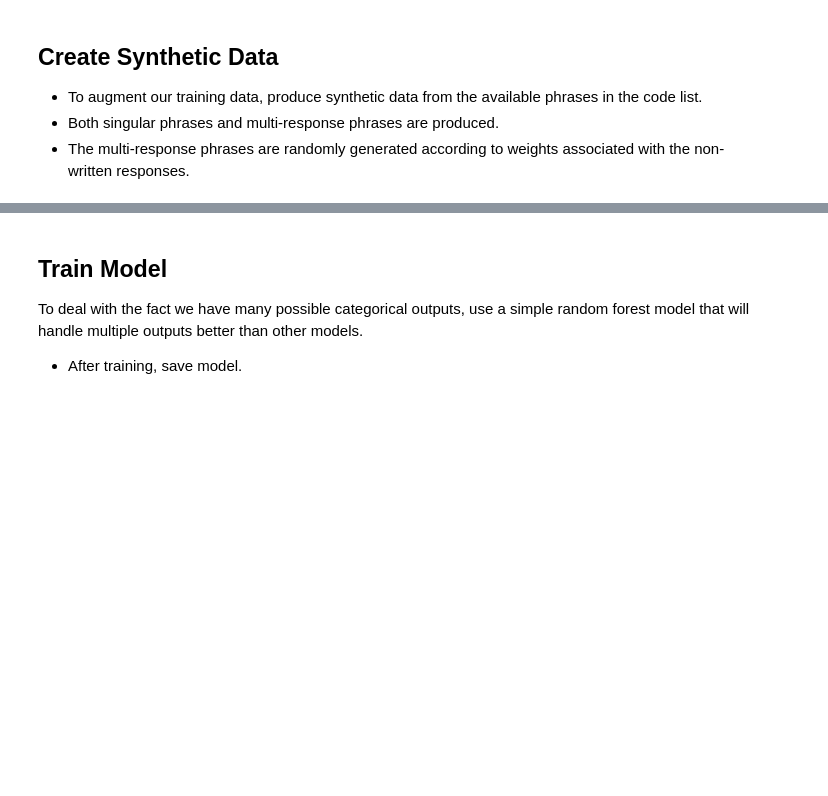
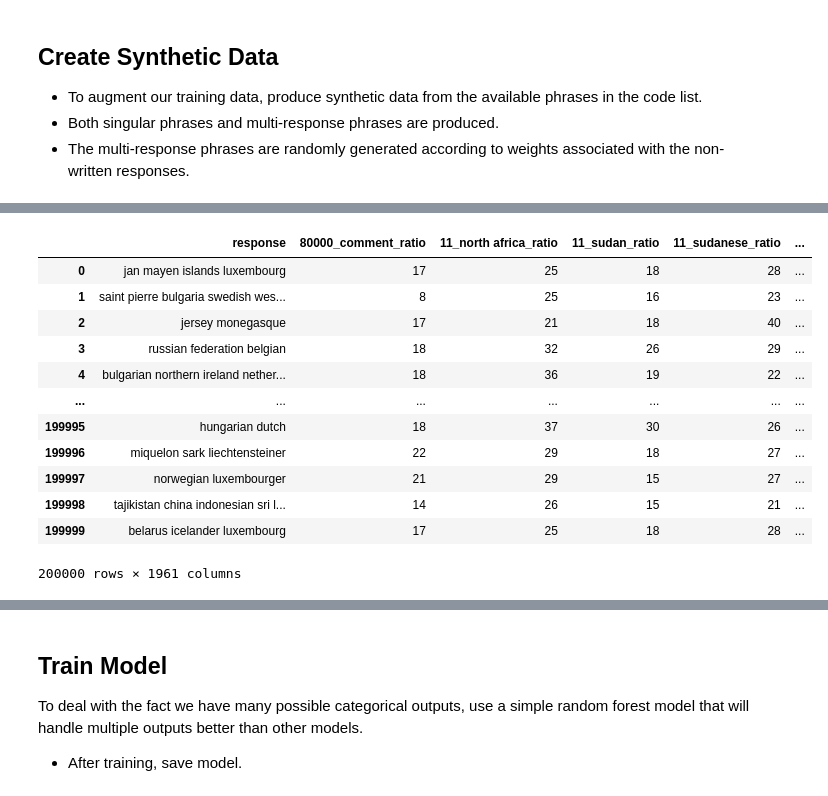
Before and after one commit to bcgov/demo-nlp, a Jupyter notebook: notebooks/create_model_q22.ipynb, the cells around one changed output, grey strips where cells are left out. Saved outputs shown, nothing was run; the diff lists cells and outputs as text; code cells hidden in the pictures; blank space fills up the shorter version.

```diff
--- a/notebooks/create_model_q22.ipynb
+++ b/notebooks/create_model_q22.ipynb
@@ -210,5 +284,19 @@ mixed_input_df, mixed_output_df = synthetic.create_multi_phrase_synthetic(
 # %%
-mixed_input_df
+mixed_input_df.head()
+# %% [output]
+|  | response | 80000_comment_ratio | 11_north africa_ratio | 11_sudan_ratio | 11_sudanese_ratio | ... |
+| 0 | jan mayen islands luxembourg | 17 | 25 | 18 | 28 | ... |
+| 1 | saint pierre bulgaria swedish wes... | 8 | 25 | 16 | 23 | ... |
+| 2 | jersey monegasque | 17 | 21 | 18 | 40 | ... |
+| 3 | russian federation belgian | 18 | 32 | 26 | 29 | ... |
+| 4 | bulgarian northern ireland nether... | 18 | 36 | 19 | 22 | ... |
+| ... | ... | ... | ... | ... | ... | ... |
+| 199995 | hungarian dutch | 18 | 37 | 30 | 26 | ... |
+| 199996 | miquelon sark liechtensteiner | 22 | 29 | 18 | 27 | ... |
+| 199997 | norwegian luxembourger | 21 | 29 | 15 | 27 | ... |
+| 199998 | tajikistan china indonesian sri l... | 14 | 26 | 15 | 21 | ... |
+| 199999 | belarus icelander luxembourg | 17 | 25 | 18 | 28 | ... |
+200000 rows × 1961 columns
 # %%
 chunk_size = 1000
 chunks_extra_input = [extra_input_df.iloc[i:i+chunk_size] for i in range(0, len(extra_input_df), chunk_size)]
```
Also changed, not shown: parts of 36 cells of this notebook, 5 other files.
